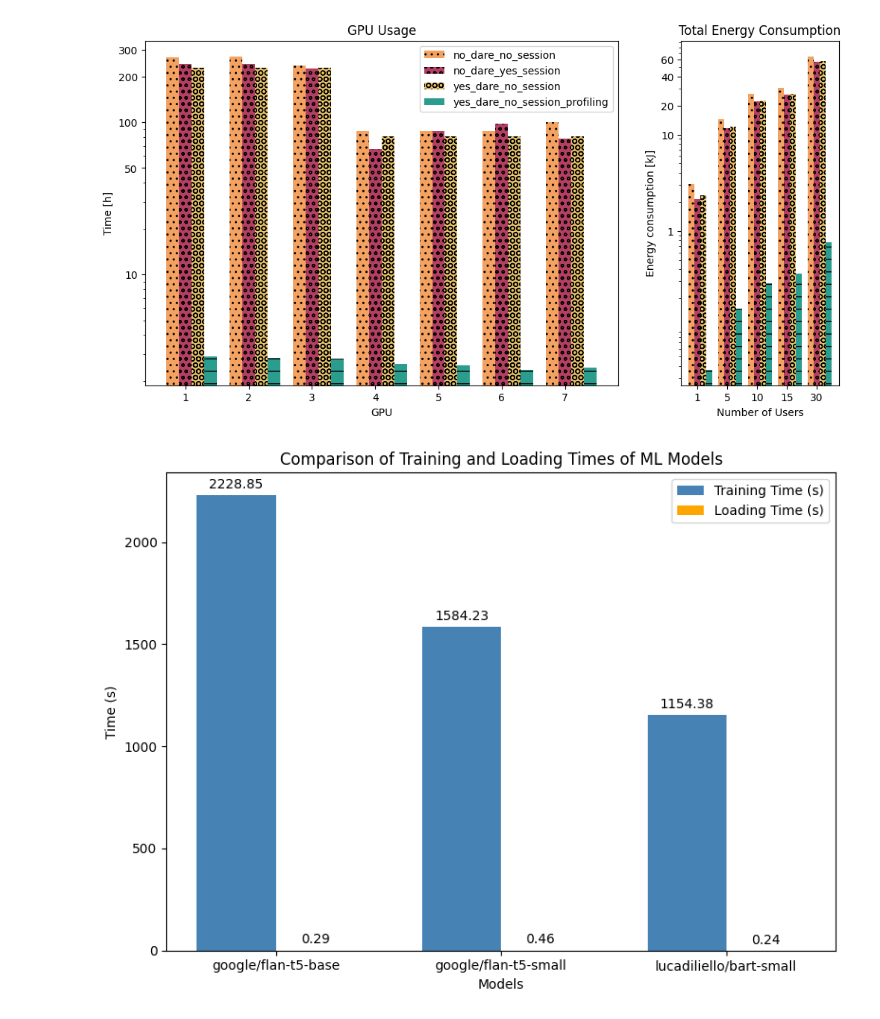
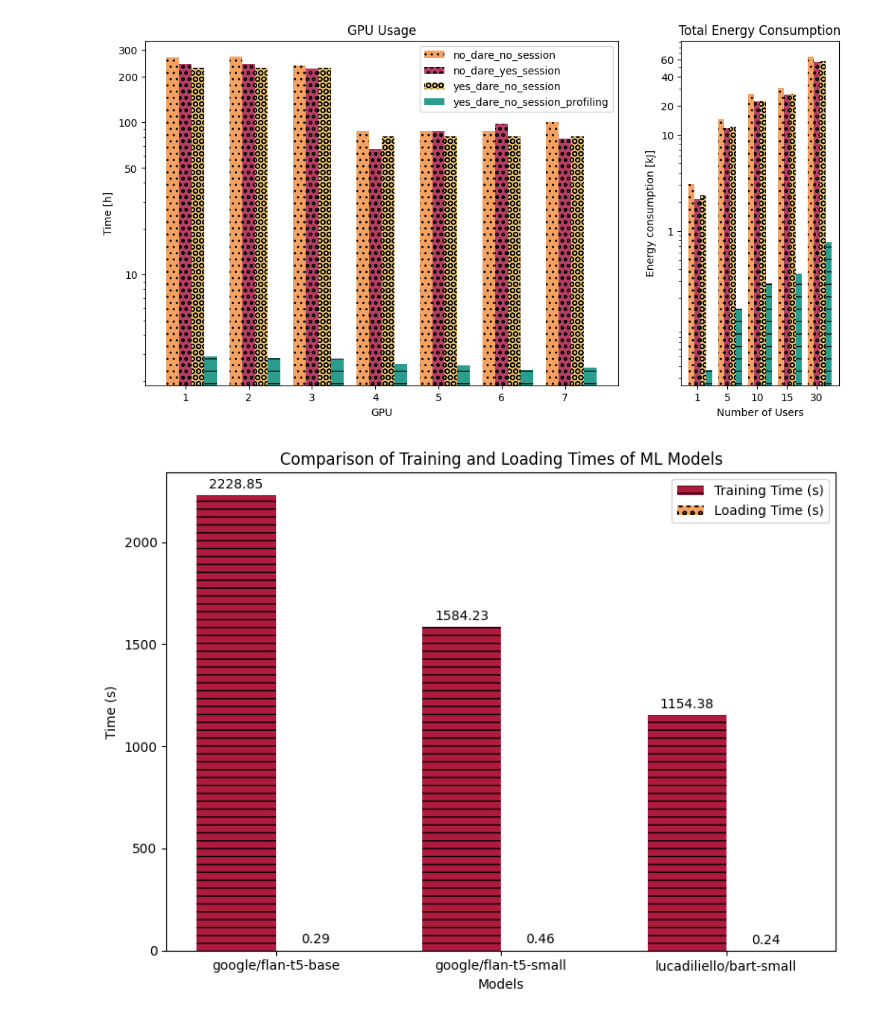
Before and after one commit to MatteoMendula/DARE-ML, a Jupyter notebook: plots/plots.ipynb, the cells around one changed output. Drawn from its saved outputs; the diff is of its cells as text; code cells hidden in the pictures.

Commit message:
changed style plot training vs loading model time

```diff
--- a/plots/plots.ipynb
+++ b/plots/plots.ipynb
@@ -292,39 +292,41 @@ plt.show()
 [figure]
 # %%
 import numpy as np
+hatch = ['--','oo']
 
 # Data from the chart
 models = ['google/flan-t5-base', 'google/flan-t5-small','lucadiliello/bart-small', ]
 training_times = [2228.85, 1584.23, 1154.38]  # in seconds
 loading_times = [0.29, 0.46, 0.24]  # in seconds
 
 x = np.arange(len(models))  # the label locations
 width = 0.35  # the width of the bars
 
 # Plotting the data
 fig, ax = plt.subplots(figsize=(8, 6))
-bars1 = ax.bar(x - width/2, training_times, width, label='Training Time (s)', color='steelblue')
-bars2 = ax.bar(x + width/2, loading_times, width, label='Loading Time (s)', color='orange')
+bars1 = ax.bar(x - width/2, training_times, width, label='Training Time (s)', color='#AF1B3F', hatch=hatch[0])
+bars2 = ax.bar(x + width/2, loading_times, width, label='Loading Time (s)', color='#F4A261',hatch=hatch[1])
 
 # Adding labels, title, and legend
 ax.set_xlabel('Models')
 ax.set_ylabel('Time (s)')
 ax.set_title('Comparison of Training and Loading Times of ML Models')
 ax.set_xticks(x)
 ax.set_xticklabels(models)
 ax.legend()
 
 # Adding values on top of bars
 for bars in [bars1, bars2]:
     for bar in bars:
         height = bar.get_height()
         ax.annotate(f'{height:.2f}',
                     xy=(bar.get_x() + bar.get_width() / 2, height),
                     xytext=(0, 3),  # 3 points vertical offset
                     textcoords="offset points",
                     ha='center', va='bottom')
 
 plt.tight_layout()
+plt.savefig('ml_loading_training_times.pdf')
 plt.show()
 # %% [output]
-[figure, old version]
+[figure, new version]
```
Also changed, not shown: 1 other file.
